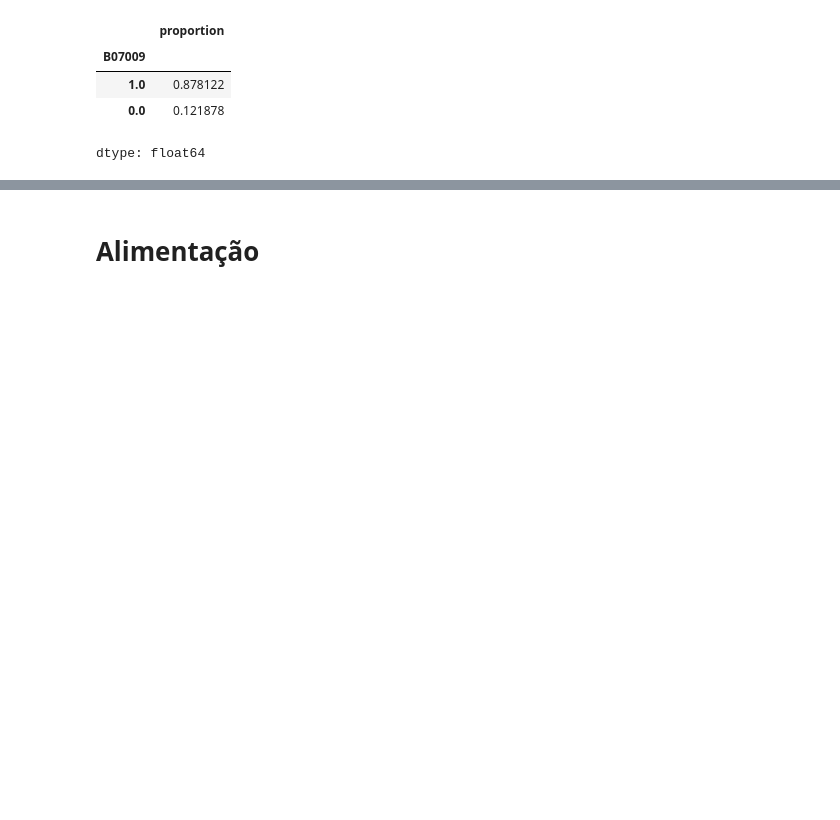
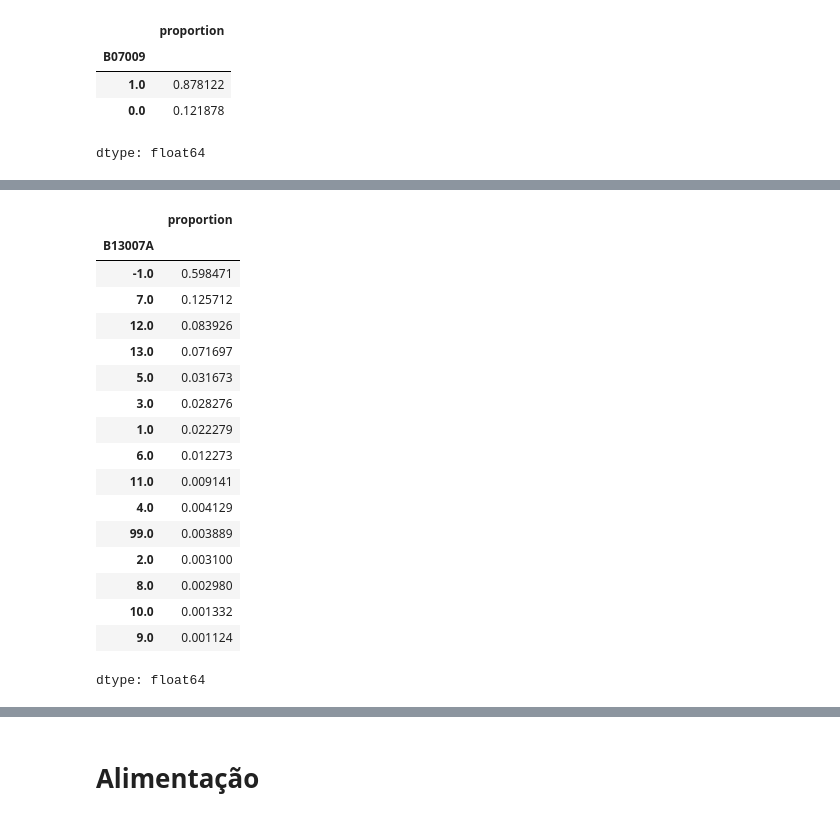
Before and after one commit to GustavoEmanuel901/lainfs-pense-repository, a Jupyter notebook: Dados_Pense_2026.ipynb, the cells around one changed output, grey strips where cells are left out. Cells and saved outputs as stored; diff of their text form; code cells hidden in the pictures; blank space fills up the shorter version.

```diff
--- a/Dados_Pense_2026.ipynb
+++ b/Dados_Pense_2026.ipynb
@@ -2675,0 +2866,21 @@ dtype: float64
+# %%
+df['B13007A'].value_counts(normalize=True)
+# %% [output]
+|  | proportion |
+| B13007A |  |
+| -1.0 | 0.598471 |
+| 7.0 | 0.125712 |
+| 12.0 | 0.083926 |
+| 13.0 | 0.071697 |
+| 5.0 | 0.031673 |
+| 3.0 | 0.028276 |
+| 1.0 | 0.022279 |
+| 6.0 | 0.012273 |
+| 11.0 | 0.009141 |
+| 4.0 | 0.004129 |
+| 99.0 | 0.003889 |
+| 2.0 | 0.003100 |
+| 8.0 | 0.002980 |
+| 10.0 | 0.001332 |
+| 9.0 | 0.001124 |
+dtype: float64
```
Also changed, not shown: parts of 29 cells of this notebook.
